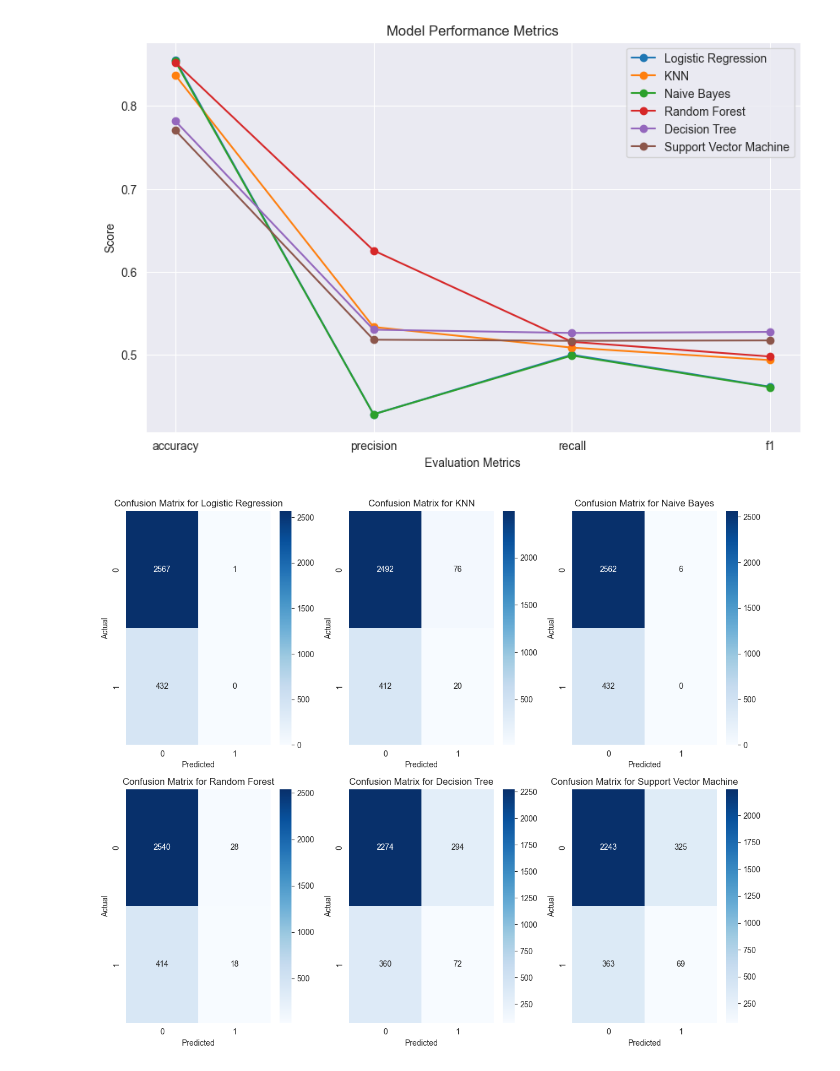
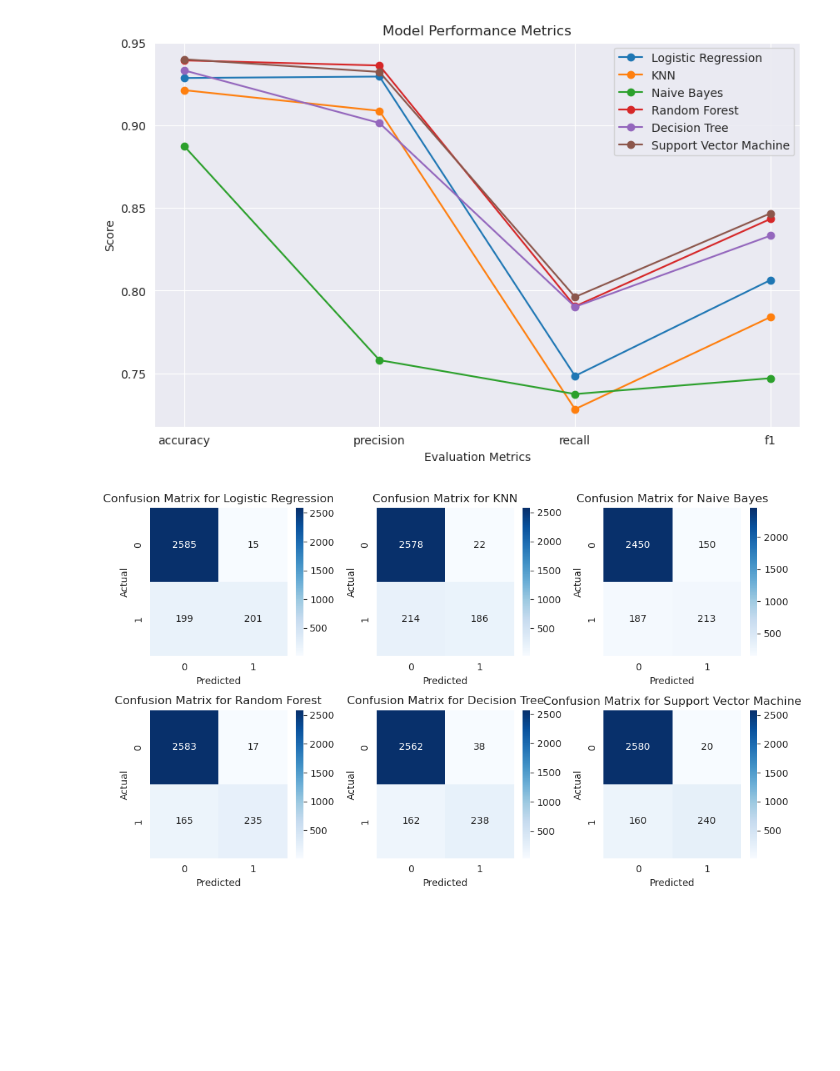
Before and after one commit to lunar-G/ML, a Jupyter notebook: template.ipynb, the cells around one changed output. Cells and saved outputs as stored; diff of their text form; code cells hidden in the pictures; blank space fills up the shorter version.

```diff
--- a/template.ipynb
+++ b/template.ipynb
@@ -19,6 +19,6 @@ from sklearn.metrics import roc_curve, auc, RocCurveDisplay
 from scipy.stats import ttest_ind
 # %%
-data = pd.read_csv('Employee_Attrition_Data_Set.csv')  #todo:数据集地址
+data = pd.read_csv('Fraud_Detection_Dataset.csv')
 # %%
 data.head()
 # %% [output]
@@ -118,19 +72,5 @@ plt.show()
 # %%
-# Check the percentage of missing values in each column
-missing_ratio = data.isnull().mean()
-# Delete columns with more than 50% missing values
-cols_to_drop = missing_ratio[missing_ratio > 0.5].index
-data.drop(columns=cols_to_drop, inplace=True)
-data.drop(columns=['Employee ID'], inplace=True)  #todo:删除员工ID等无意义的属性 columns=['A','B',....]
+data.drop(columns=['Transaction ID'], inplace=True)
-# %%
-# Fill in missing values
-for column in data.columns:
-    if data[column].dtype == 'object':  # For string columns
-        data[column].fillna(data[column].mode()[0], inplace=True)
-    elif np.issubdtype(data[column].dtype, np.number):  # For numeric columns
-        data[column].fillna(data[column].mean(), inplace=True)
-    elif np.issubdtype(data[column].dtype, np.datetime64):  # For the time column
-        data[column].fillna(data[column].median(), inplace=True)
 # %%
 # Select numerical columns from the data
 num_features = data.select_dtypes(include=[np.number]).columns
@@ -300,6 +256,8 @@ ttest_results_df
 # %%
-X, y = data.drop(columns=['Attrition']), data['Attrition']  #todo:目标变量
-y = y.map({'Yes': 1, 'No': 0})  #todo:把标签换成数值
+X, y = data.drop(columns=['Fraud']), data['Fraud']
+
+y = y.map({'Yes': 1, 'No': 0})
+
 X_train, X_test, y_train, y_test = train_test_split(X, y, test_size=0.3, random_state=42)
 # %%
 # Select columns with categorical data
@@ -441,30 +402,31 @@ plt.legend()
 plt.grid(True)
 plt.show()
 # %% [output]
-[figure, old version]
+[figure, new version]
 # %%
 # Create a figure with a 2x2 grid of subplots
-fig, axes = plt.subplots(2, 3, figsize=(12, 10))  #todo:六个模型就2*3，四个模型就2*2
+fig, axes = plt.subplots(2, 3, figsize=(10, 6))
+
 # Flatten the axes array for easy iteration
 axes = axes.flatten()
 # Iterate over the axes and the best models
 for ax, (name, model) in zip(axes, best_models.items()):
     # Predict the target values using the model
     y_pred = model.predict(X_test)
     # Compute the confusion matrix
     cm = confusion_matrix(y_test, y_pred)
     # Plot the confusion matrix as a heatmap
     sns.heatmap(cm, annot=True, fmt='d', cmap='Blues', ax=ax)
     # Set the title and labels for the subplot
     ax.set_title(f'Confusion Matrix for {name}')
     ax.set_xlabel('Predicted')
     ax.set_ylabel('Actual')
 # Adjust layout to prevent overlap
 plt.tight_layout()
 # Display the plot
 plt.show()
 # %% [output]
-[figure, old version]
+[figure, new version]
 # %%
 best_model_index = results['f1'].index(max(results['f1']))
 best_model_name = model_names[best_model_index]
```
Also changed, not shown: parts of 26 cells of this notebook, 3 other files.
